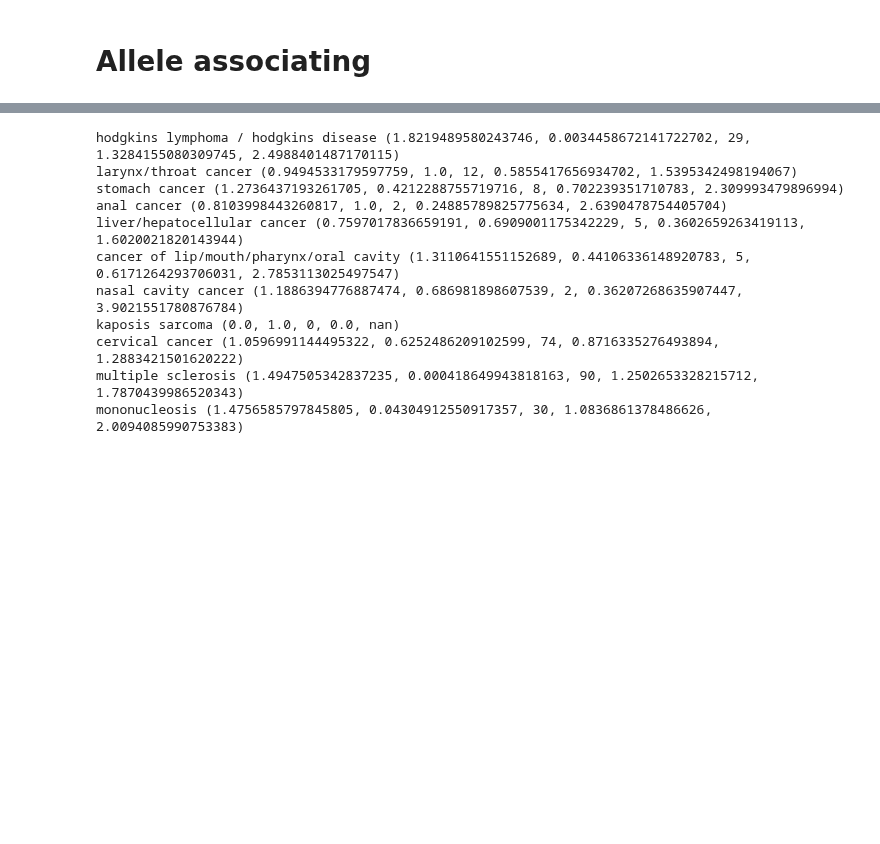
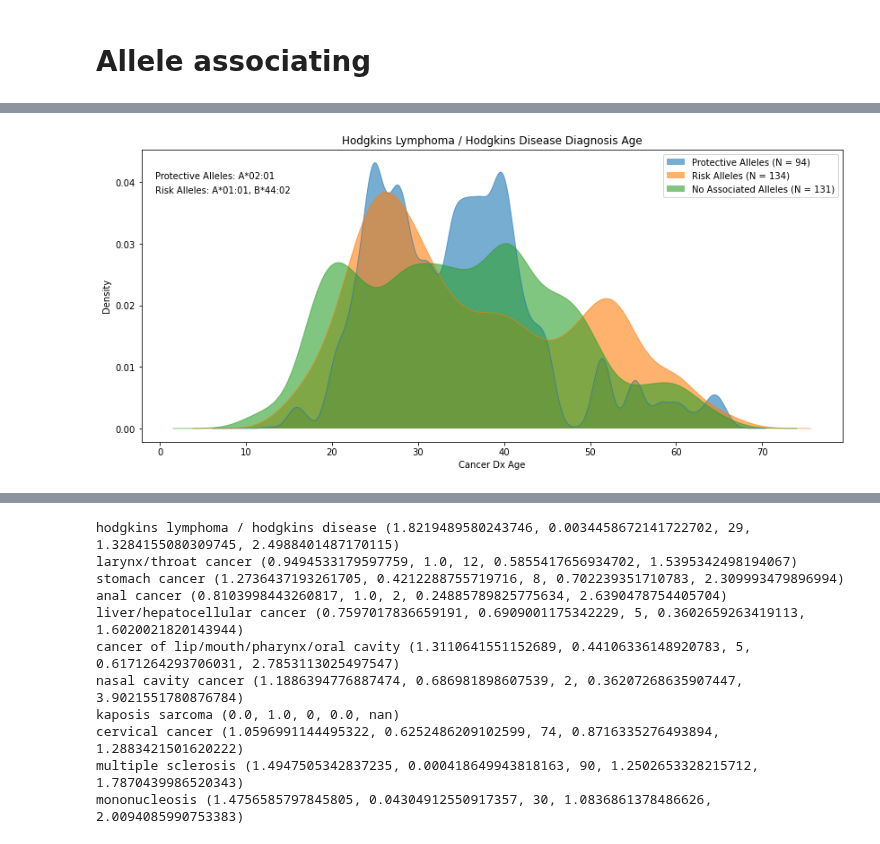
Before and after one commit to cole-khamnei/HLA_genotyping_associations, a Jupyter notebook: notebooks/allele_specific_associations.ipynb, the cells around one changed output, grey strips where cells are left out. Cells and saved outputs as stored; diff of their text form; code cells hidden in the pictures; blank space fills up the shorter version.

```diff
--- a/notebooks/allele_specific_associations.ipynb
+++ b/notebooks/allele_specific_associations.ipynb
@@ -128,0 +192,40 @@ cancers_and_illnesses = cancers + illnesses
+# %%
+illness = hodgkins_label
+# illness = "cervical cancer"
+
+_, illness_dx_ages = get_illness_value_dx_age(biobank_data, illness, "cancer_code")
+
+if illness == "cervical cancer":
+    protective_alleles = ["A*02:01"]
+    risk_alleles = ["B*44:02", "C*07:02"]
+
+else:
+    protective_alleles = ["A*02:01"]
+    risk_alleles = ["A*01:01", "B*44:02"]
+
+illness_values = illness_dx_ages >= 0
+
+fig, ax = plt.subplots(figsize=(14, 6))
+
+has_protective_allele = biobank_data[constants.HLA_ALLELE_COLUMNS].isin(protective_alleles).any(axis=1)
+has_risk_allele = biobank_data[constants.HLA_ALLELE_COLUMNS].isin(risk_alleles).any(axis=1)
+
+index = illness_values & has_protective_allele & ~ has_risk_allele
+kde_plot(illness_dx_ages[index], clip=[0, None], bw=0.1,
+         ax=ax, label=f"Protective Alleles (N = {np.count_nonzero(index):,})")
+
+index = illness_values & has_risk_allele & ~ has_protective_allele
+kde_plot(illness_dx_ages[index], clip=[0, None], bw=0.2,
+         ax=ax, label=f"Risk Alleles (N = {np.count_nonzero(index):,})")
+index = illness_values & ~has_risk_allele & ~has_protective_allele
+kde_plot(illness_dx_ages[index], clip=[0, None], bw=0.2,
+         ax=ax, label=f"No Associated Alleles (N = {np.count_nonzero(index):,})")
+ax.set_xlabel("Cancer Dx Age")
+ax.set_ylabel("Density")
+ax.set_title(illness.title() + " Diagnosis Age")
+
+ax.text(0.02, .9, f"Protective Alleles: {', '.join(protective_alleles)}", transform = ax.transAxes)
+ax.text(0.02, .85, f"Risk Alleles: {', '.join(risk_alleles)}", transform = ax.transAxes)
+plt.show()
+# %% [output]
+[figure, added]
```
Also changed, not shown: parts of 13 cells of this notebook, 8 other files.
